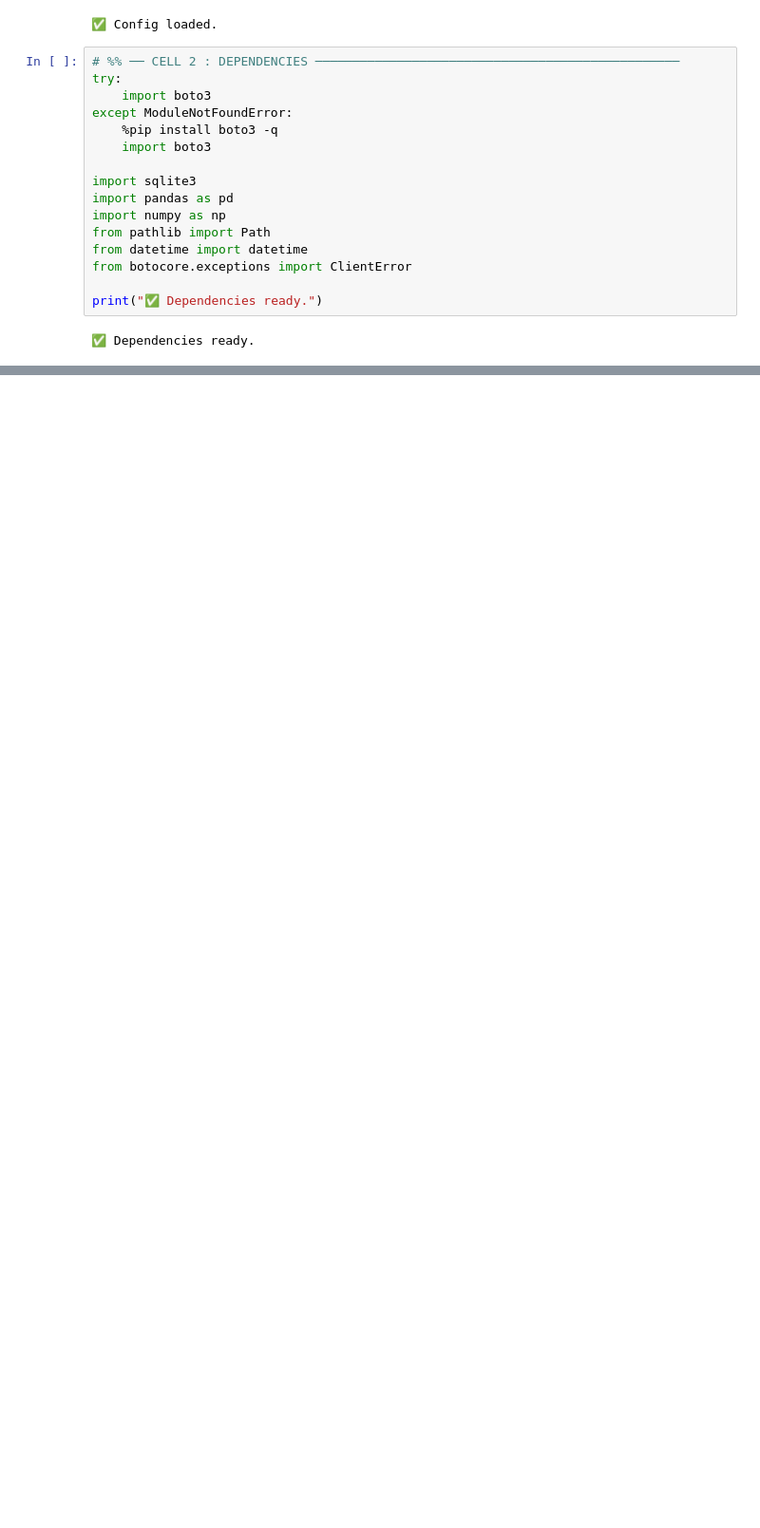
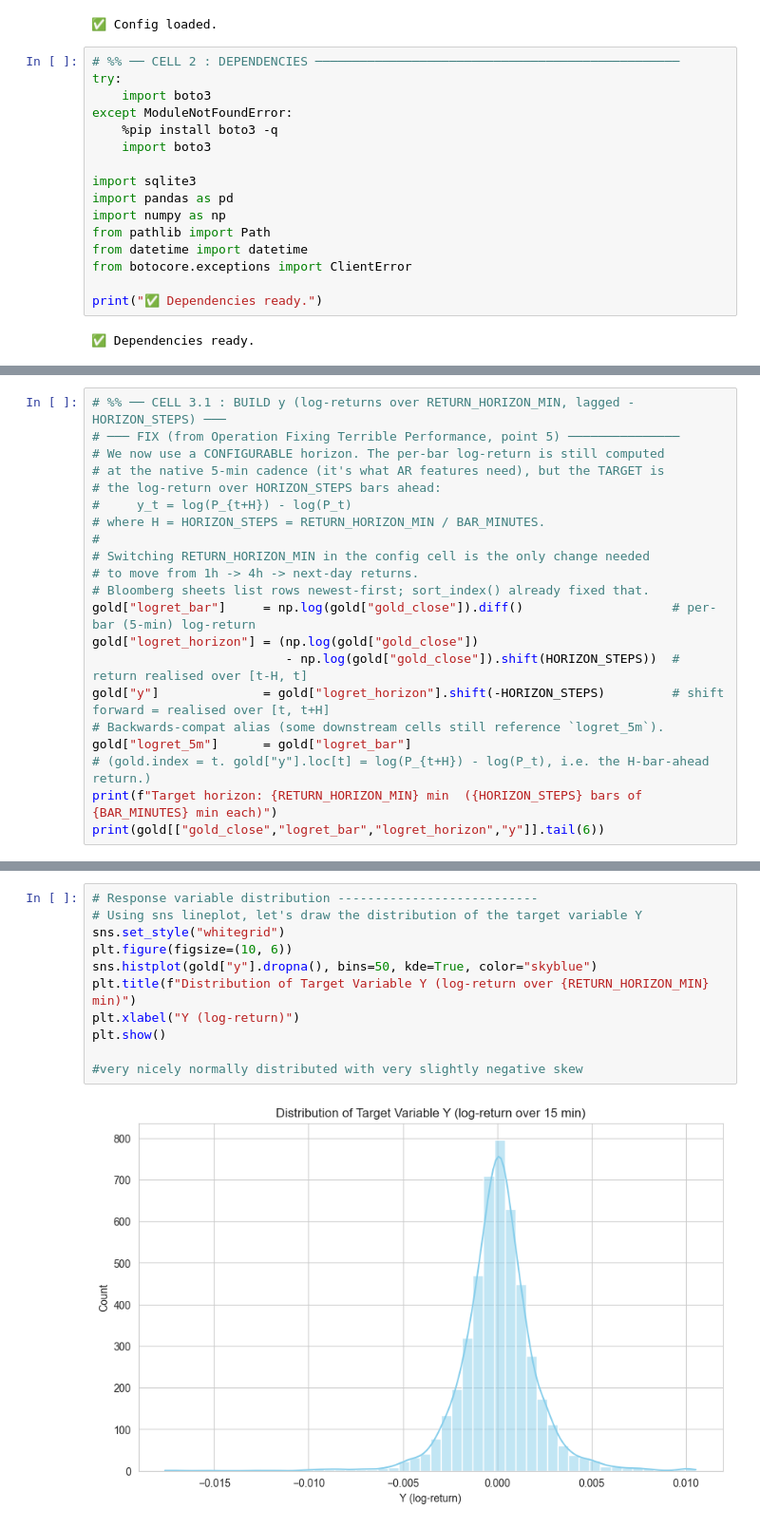
Before and after one commit to AB3rnhard/DABE_Thesis_Hoefer_Khanh, a Jupyter notebook: Feature Engineering SQL polymarket database.ipynb, the cells around one changed output, grey strips where cells are left out. Shown at 95% size. Cells and saved outputs as stored; diff of their text form; blank space fills up the shorter version.

```diff
--- a/Feature Engineering SQL polymarket database.ipynb
+++ b/Feature Engineering SQL polymarket database.ipynb
@@ -373,0 +600,21 @@ Total unique questions (markets): 210
+# %%
+# %% ── CELL 3.1 : BUILD y (log-returns over RETURN_HORIZON_MIN, lagged -HORIZON_STEPS) ───
+# ─── FIX (from Operation Fixing Terrible Performance, point 5) ───────────────
+# We now use a CONFIGURABLE horizon. The per-bar log-return is still computed
+# at the native 5-min cadence (it's what AR features need), but the TARGET is
+# the log-return over HORIZON_STEPS bars ahead:
+#     y_t = log(P_{t+H}) - log(P_t)
+# where H = HORIZON_STEPS = RETURN_HORIZON_MIN / BAR_MINUTES.
+#
+# Switching RETURN_HORIZON_MIN in the config cell is the only change needed
+# to move from 1h -> 4h -> next-day returns.
+# Bloomberg sheets list rows newest-first; sort_index() already fixed that.
+gold["logret_bar"]     = np.log(gold["gold_close"]).diff()                    # per-bar (5-min) log-return
+gold["logret_horizon"] = (np.log(gold["gold_close"])
+                          - np.log(gold["gold_close"]).shift(HORIZON_STEPS))  # return realised over [t-H, t]
+gold["y"]              = gold["logret_horizon"].shift(-HORIZON_STEPS)         # shift forward = realised over [t, t+H]
+# Backwards-compat alias (some downstream cells still reference `logret_5m`).
+gold["logret_5m"]      = gold["logret_bar"]
+# (gold.index = t. gold["y"].loc[t] = log(P_{t+H}) - log(P_t), i.e. the H-bar-ahead return.)
+print(f"Target horizon: {RETURN_HORIZON_MIN} min  ({HORIZON_STEPS} bars of {BAR_MINUTES} min each)")
+print(gold[["gold_close","logret_bar","logret_horizon","y"]].tail(6))
@@ -373,0 +631,13 @@ Total unique questions (markets): 210
+# %%
+# Response variable distribution ---------------------------
+# Using sns lineplot, let's draw the distribution of the target variable Y
+sns.set_style("whitegrid")
+plt.figure(figsize=(10, 6))
+sns.histplot(gold["y"].dropna(), bins=50, kde=True, color="skyblue")
+plt.title(f"Distribution of Target Variable Y (log-return over {RETURN_HORIZON_MIN} min)")
+plt.xlabel("Y (log-return)")
+plt.show()
+
+#very nicely normally distributed with very slightly negative skew
+# %% [output]
+[figure, added]
```
Also changed, not shown: parts of 29 cells of this notebook.
